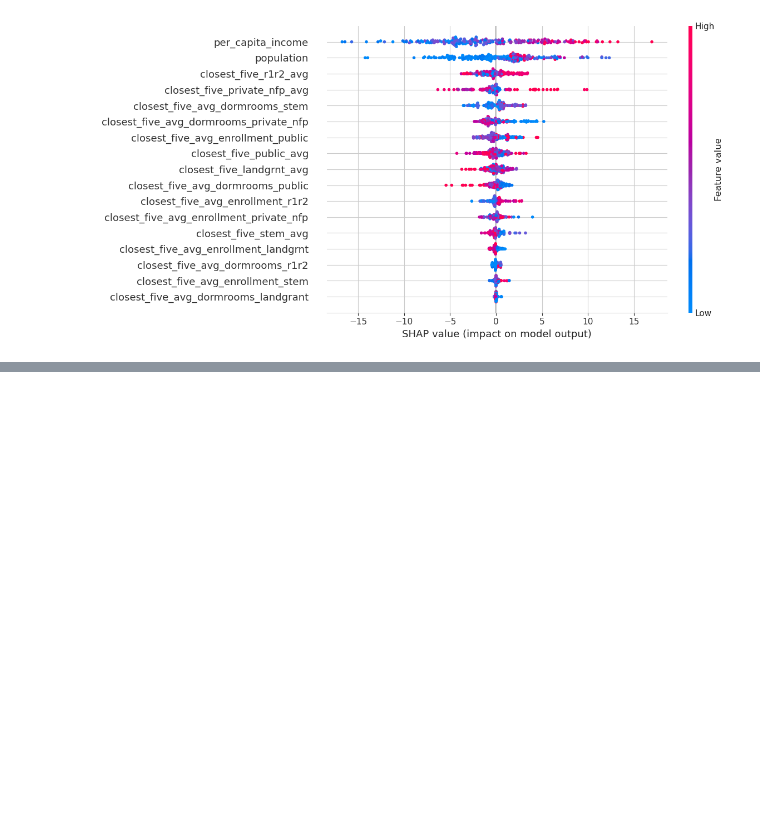
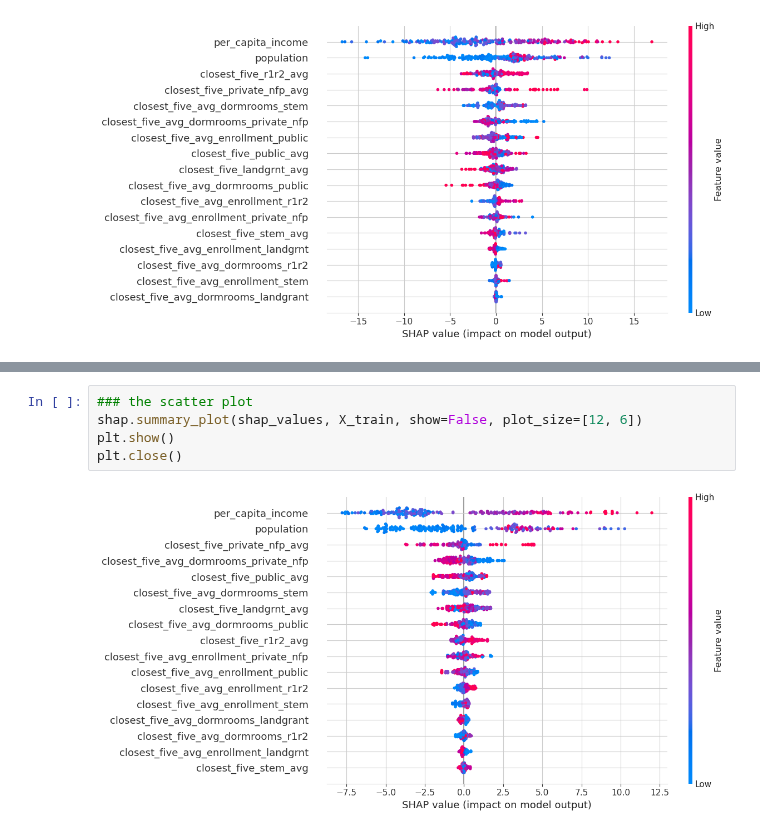
Before and after one commit to mcelhens/AP-Outcomes-to-University-Metrics, a Jupyter notebook: wisconsin_models.ipynb, the cells around one changed output, grey strips where cells are left out. Drawn from its saved outputs; the diff is of its cells as text; blank space fills up the shorter version.

```diff
--- a/wisconsin_models.ipynb
+++ b/wisconsin_models.ipynb
@@ -599,0 +844,7 @@ plt.close()
+# %%
+### the scatter plot
+shap.summary_plot(shap_values, X_train, show=False, plot_size=[12, 6])
+plt.show()
+plt.close()
+# %% [output]
+[figure, added]
```
Also changed, not shown: parts of 55 cells of this notebook.
